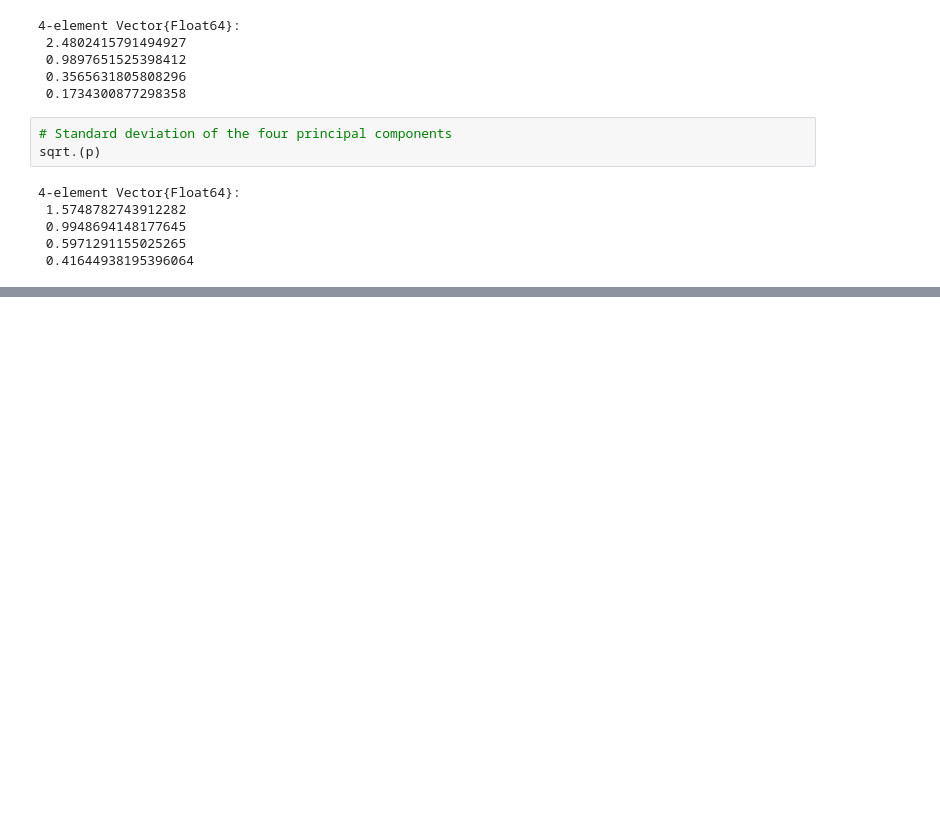
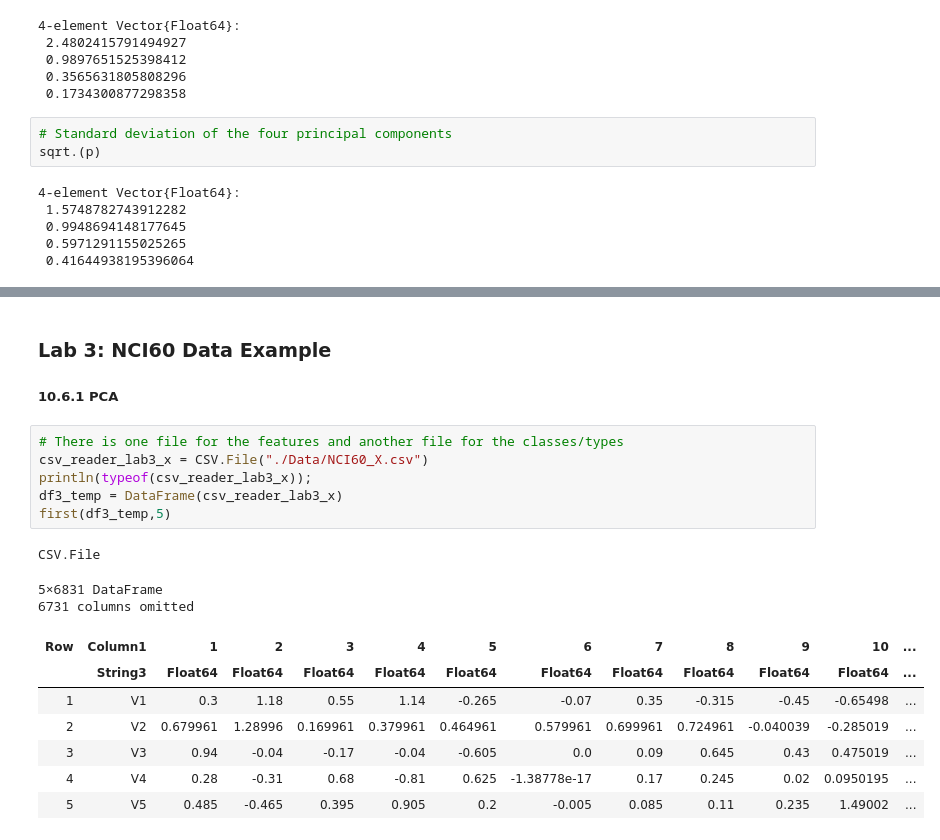
Before and after one commit to eigen-arnav/ISLR-Julia, a Jupyter notebook: Notebooks/Chapter-10.ipynb, the cells around one changed output, grey strips where cells are left out. Cells and saved outputs as stored; diff of their text form; blank space fills up the shorter version.

```diff
--- a/Notebooks/Chapter-10.ipynb
+++ b/Notebooks/Chapter-10.ipynb
@@ -223,0 +249,20 @@ plot()
+# %% [markdown]
+### Lab 3: NCI60 Data Example
+##### 10.6.1 PCA
+# %%
+# There is one file for the features and another file for the classes/types
+csv_reader_lab3_x = CSV.File("./Data/NCI60_X.csv")
+println(typeof(csv_reader_lab3_x));
+df3_temp = DataFrame(csv_reader_lab3_x)
+first(df3_temp,5)
+# %% [output]
+CSV.File
+5×6831 DataFrame
+6731 columns omitted
+| Row | Column1 | 1 | 2 | 3 | 4 | 5 | 6 | 7 | 8 | 9 | 10 | ... |
+|  | String3 | Float64 | Float64 | Float64 | Float64 | Float64 | Float64 | Float64 | Float64 | Float64 | Float64 | ... |
+| 1 | V1 | 0.3 | 1.18 | 0.55 | 1.14 | -0.265 | -0.07 | 0.35 | -0.315 | -0.45 | -0.65498 | ... |
+| 2 | V2 | 0.679961 | 1.28996 | 0.169961 | 0.379961 | 0.464961 | 0.579961 | 0.699961 | 0.724961 | -0.040039 | -0.285019 | ... |
+| 3 | V3 | 0.94 | -0.04 | -0.17 | -0.04 | -0.605 | 0.0 | 0.09 | 0.645 | 0.43 | 0.475019 | ... |
+| 4 | V4 | 0.28 | -0.31 | 0.68 | -0.81 | 0.625 | -1.38778e-17 | 0.17 | 0.245 | 0.02 | 0.0950195 | ... |
+| 5 | V5 | 0.485 | -0.465 | 0.395 | 0.905 | 0.2 | -0.005 | 0.085 | 0.11 | 0.235 | 1.49002 | ... |
```
Also changed, not shown: parts of 23 cells of this notebook.
